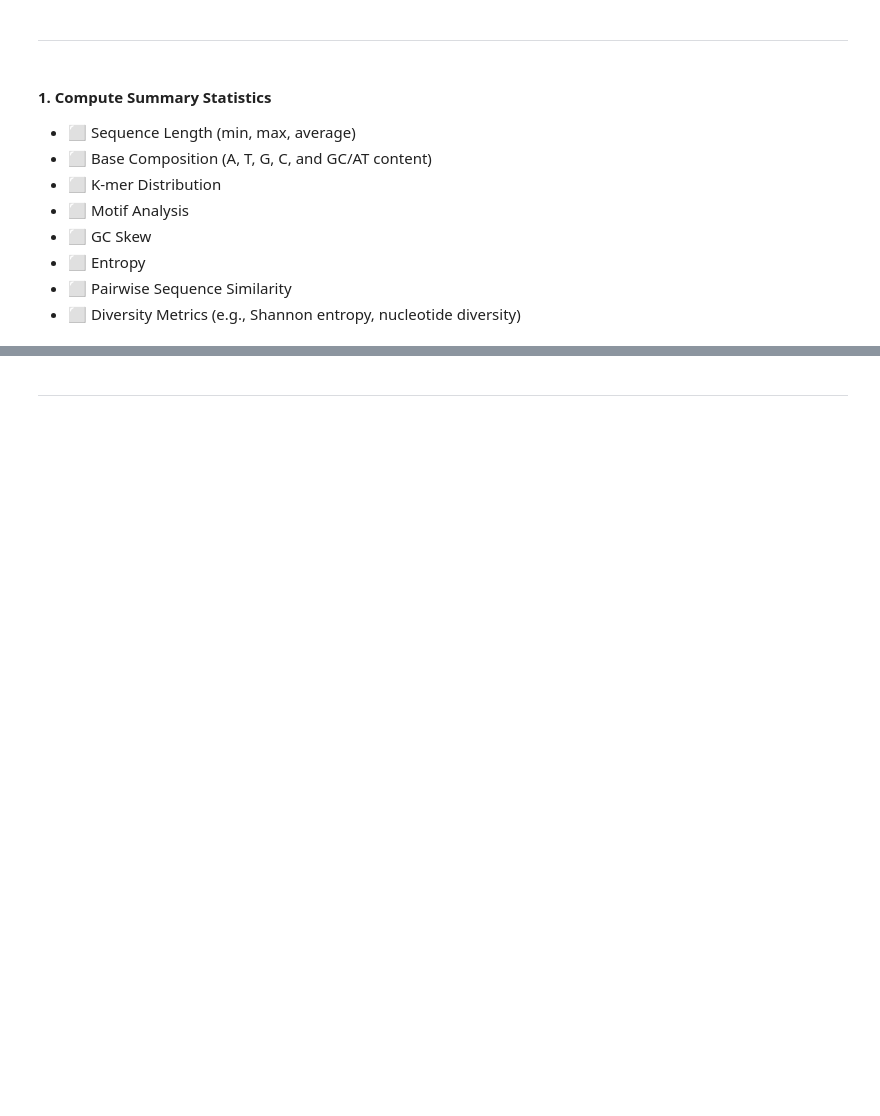
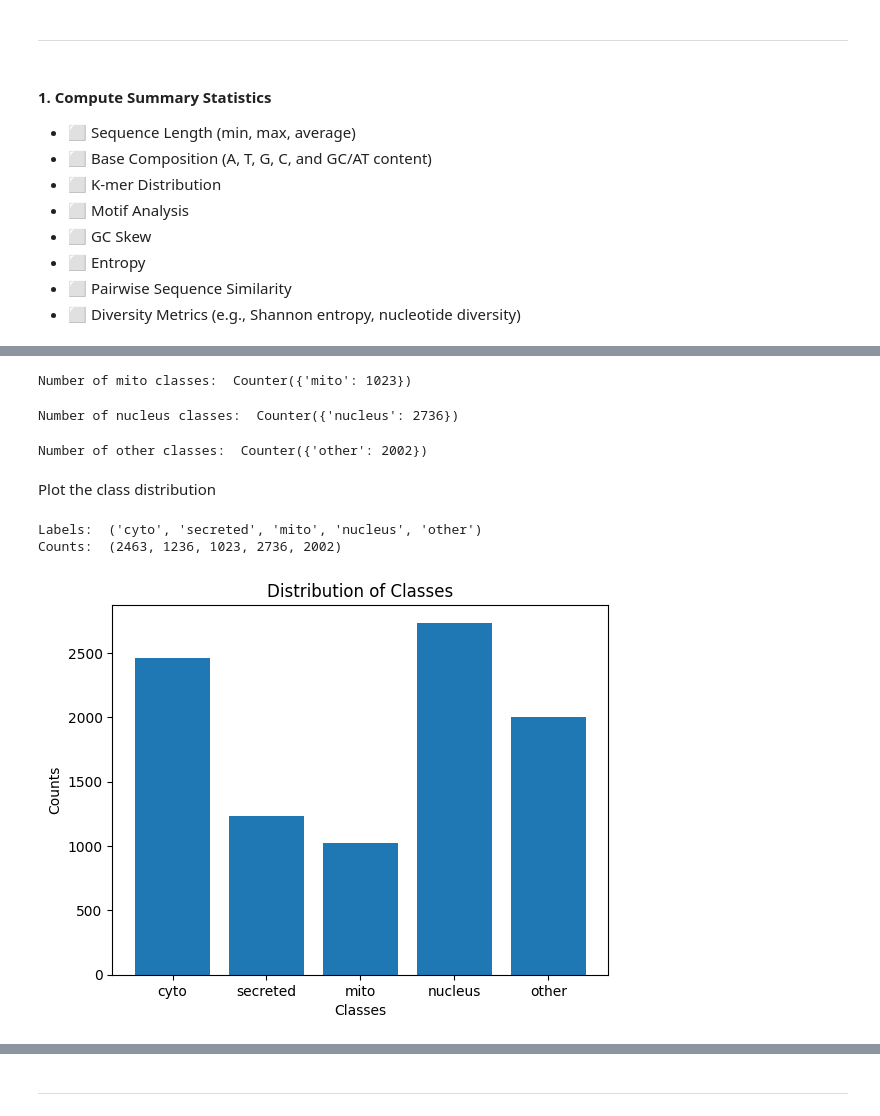
Before and after one commit to iamgiulyUCL/COMP0082-Bioinformatics, a Jupyter notebook: COMP0082_coursework.ipynb, the cells around one changed output, grey strips where cells are left out. Saved outputs shown, nothing was run; the diff lists cells and outputs as text; code cells hidden in the pictures; blank space fills up the shorter version.

Commit message:
Plot classes imbalance, added #TODOs as following steps

```diff
--- a/COMP0082_coursework.ipynb
+++ b/COMP0082_coursework.ipynb
@@ -96,3 +100,23 @@ other_records = load_fasta_file_assign_class("data/other.fasta")
 * ⬜ Entropy
 * ⬜ Pairwise Sequence Similarity
 * ⬜ Diversity Metrics (e.g., Shannon entropy, nucleotide diversity)
+# %%
+from collections import Counter
+
+# Distribution of label classes
+def class_counter(records):
+    # Extract labels from the records
+    labels = [label for _, label in records]
+
+    # Compute the label distribution
+    label_counter = Counter(labels)
+
+    return label_counter
+
+# The separation of classes is given by the separation of fasta files
+
+cyto_class_numbers = class_counter(cyto_records)
+secreted_class_numbers = class_counter(secreted_records)
+mito_class_numbers = class_counter(mito_records)
+nucleus_class_numbers = class_counter(nucleus_records)
+other_class_numbers = class_counter(other_records)
@@ -98,0 +133,43 @@ other_records = load_fasta_file_assign_class("data/other.fasta")
+# %%
+print("Number of mito classes: ", mito_class_numbers)
+# %% [output]
+Number of mito classes:  Counter({'mito': 1023})
+# %%
+print("Number of nucleus classes: ", nucleus_class_numbers)
+# %% [output]
+Number of nucleus classes:  Counter({'nucleus': 2736})
+# %%
+print("Number of other classes: ", other_class_numbers)
+# %% [output]
+Number of other classes:  Counter({'other': 2002})
+# %% [markdown]
+Plot the class distribution
+# %%
+import matplotlib.pyplot as plt
+
+# Combine the class counts into a single dictionary
+class_counts = {
+    'cyto': sum(cyto_class_numbers.values()),
+    'secreted': sum(secreted_class_numbers.values()),
+    'mito': sum(mito_class_numbers.values()),
+    'nucleus': sum(nucleus_class_numbers.values()),
+    'other': sum(other_class_numbers.values())
+}
+
+# Extract labels and their counts
+labels, counts = zip(*class_counts.items())
+
+print("Labels: ", labels)
+print("Counts: ", counts)
+# %% [output]
+Labels:  ('cyto', 'secreted', 'mito', 'nucleus', 'other')
+Counts:  (2463, 1236, 1023, 2736, 2002)
+# %%
+# Create a bar chart
+plt.bar(labels, counts)
+plt.xlabel('Classes')
+plt.ylabel('Counts')
+plt.title('Distribution of Classes')
+plt.show()
+# %% [output]
+[figure, added]
```
Also changed, not shown: parts of 6 cells of this notebook, 1 other file.
